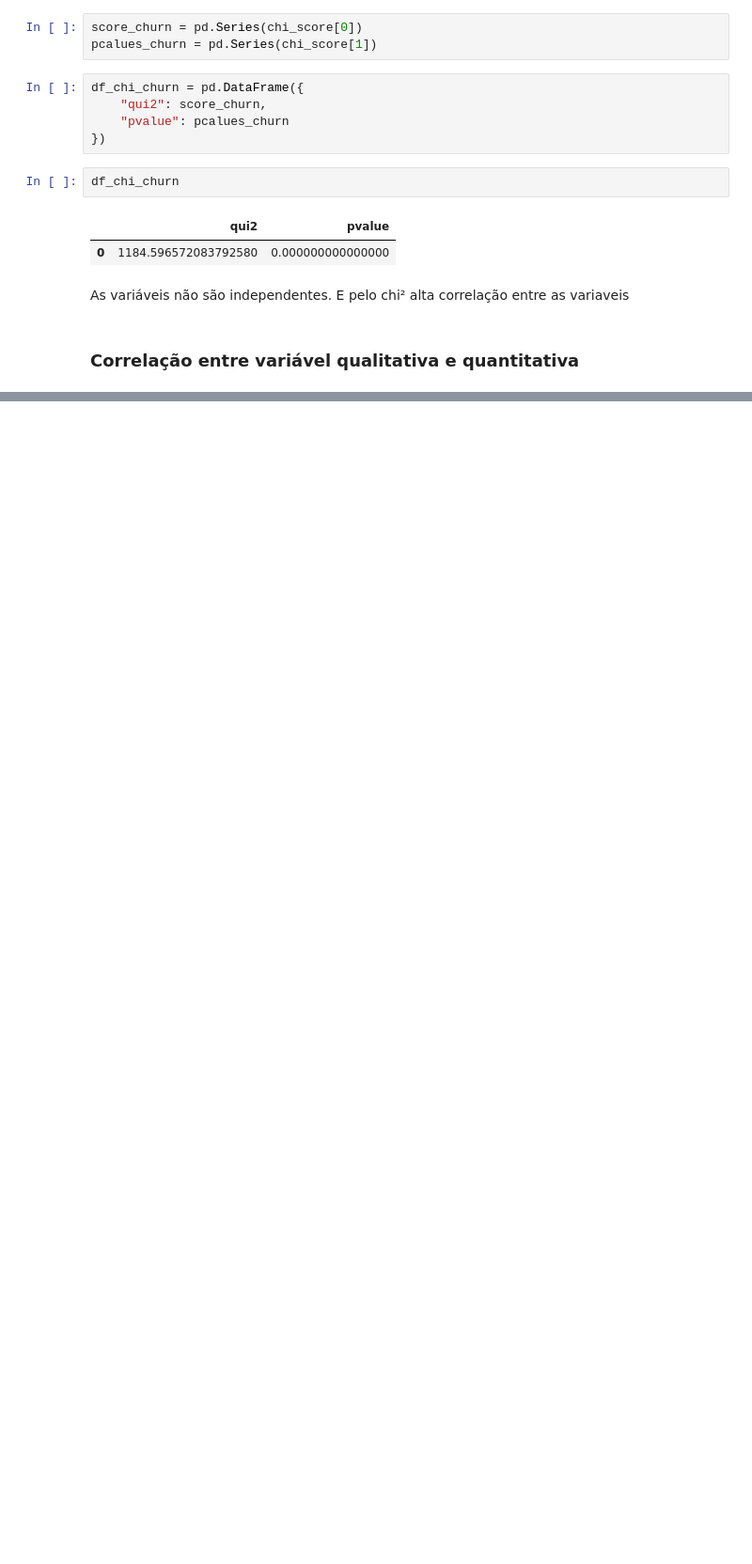
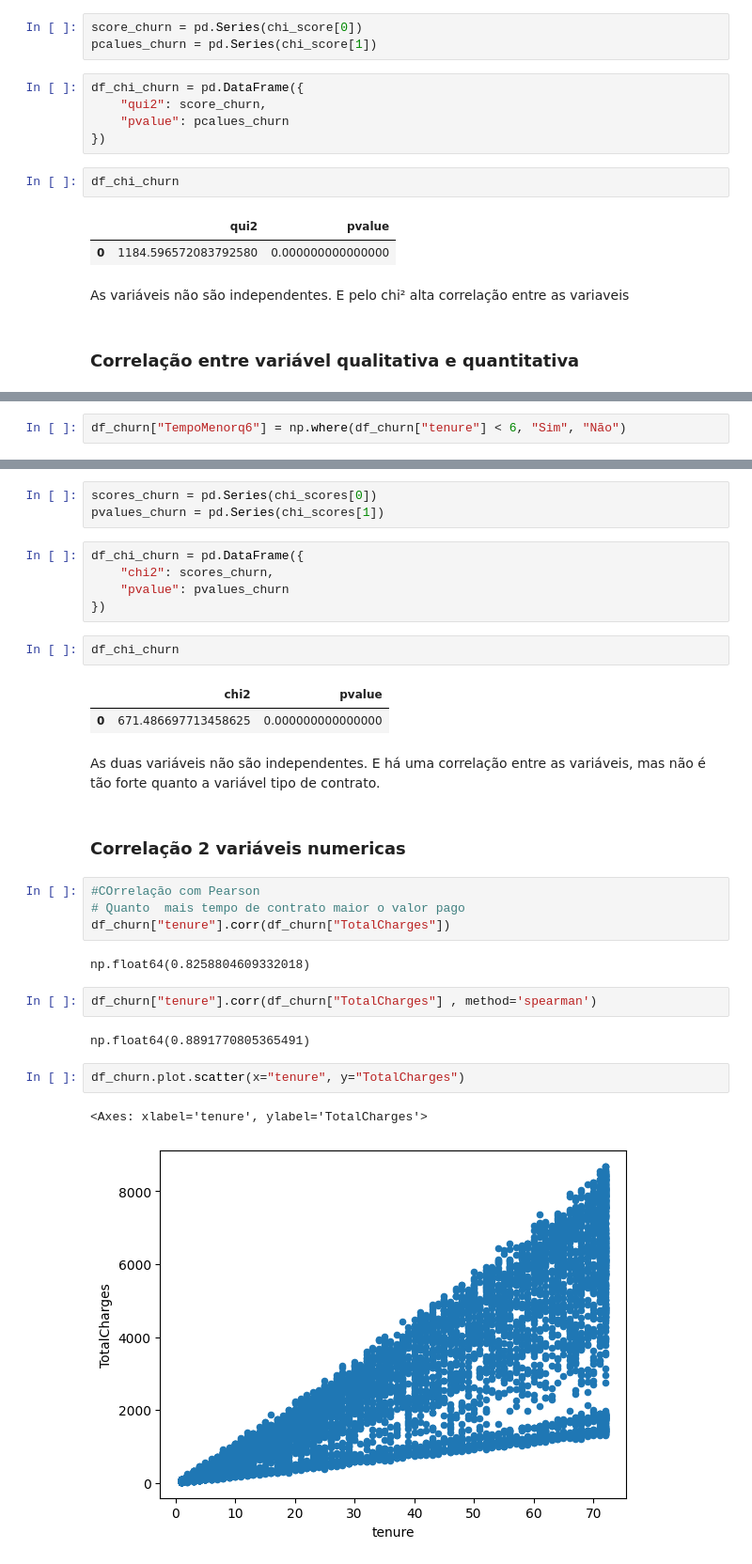
Before and after one commit to gabrieljorda/Python-EDA, a Jupyter notebook: EDA.ipynb, the cells around one changed output, grey strips where cells are left out. Shown at 94% size. Drawn from its saved outputs; the diff is of its cells as text; blank space fills up the shorter version.

```diff
--- a/EDA.ipynb
+++ b/EDA.ipynb
@@ -826,0 +831,2 @@ As variáveis não são independentes. E pelo chi² alta correlação entre as v
+# %%
+df_churn["TempoMenorq6"] = np.where(df_churn["tenure"] < 6, "Sim", "Não")
@@ -826,0 +859,32 @@ As variáveis não são independentes. E pelo chi² alta correlação entre as v
+# %%
+scores_churn = pd.Series(chi_scores[0])
+pvalues_churn = pd.Series(chi_scores[1])
+# %%
+df_chi_churn = pd.DataFrame({
+    "chi2": scores_churn,
+    "pvalue": pvalues_churn
+})
+# %%
+df_chi_churn
+# %% [output]
+|  | chi2 | pvalue |
+| 0 | 671.486697713458625 | 0.000000000000000 |
+# %% [markdown]
+As duas variáveis não são independentes. E há uma correlação entre as variáveis, mas não é tão forte quanto a variável tipo de contrato.
+# %% [markdown]
+### Correlação 2 variáveis numericas
+# %%
+#COrrelação com Pearson
+# Quanto  mais tempo de contrato maior o valor pago
+df_churn["tenure"].corr(df_churn["TotalCharges"])
+# %% [output]
+np.float64(0.8258804609332018)
+# %%
+df_churn["tenure"].corr(df_churn["TotalCharges"] , method='spearman')
+# %% [output]
+np.float64(0.8891770805365491)
+# %%
+df_churn.plot.scatter(x="tenure", y="TotalCharges")
+# %% [output]
+<Axes: xlabel='tenure', ylabel='TotalCharges'>
+[figure, added]
```
Also changed, not shown: parts of 7 cells of this notebook.
